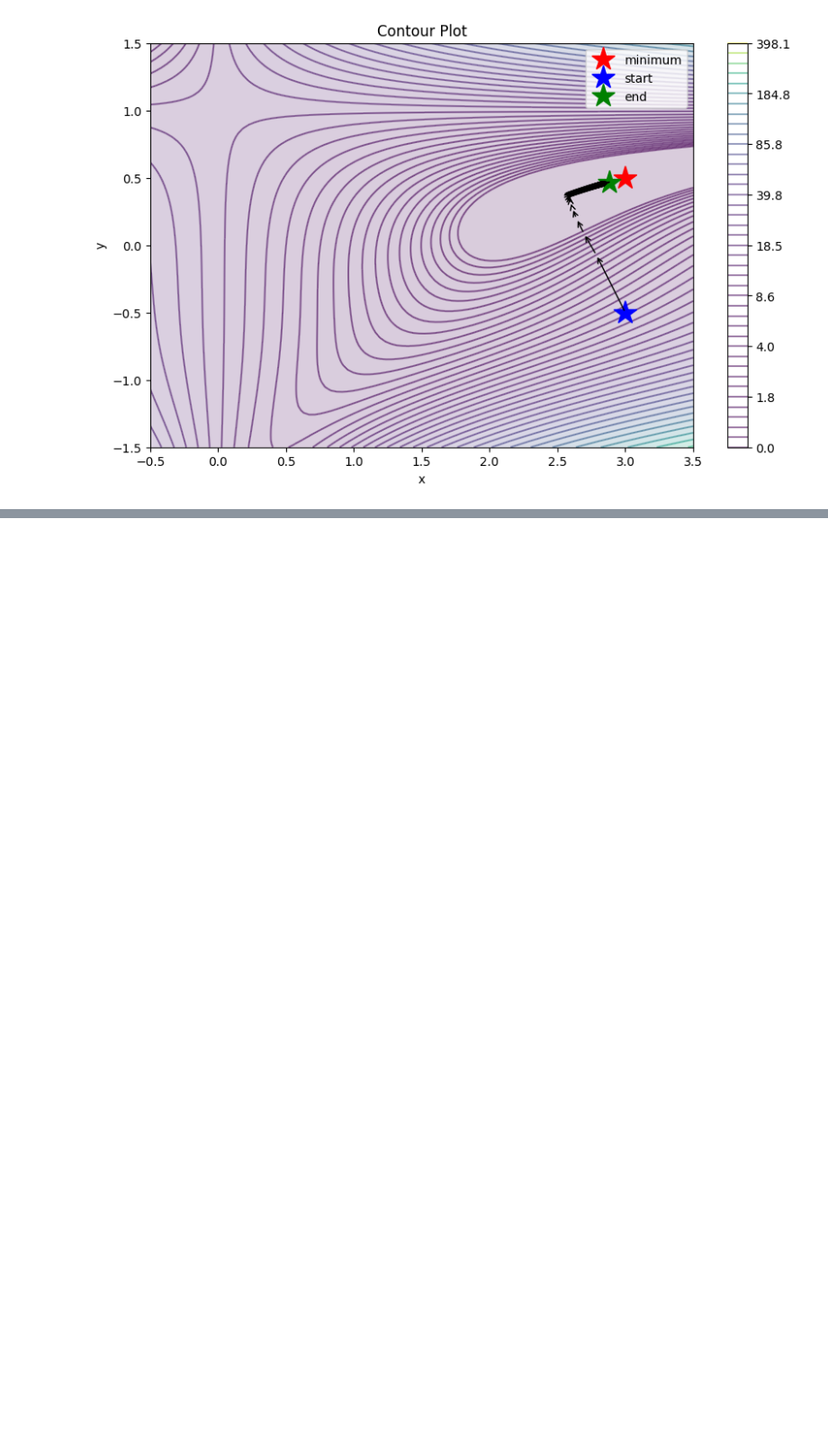
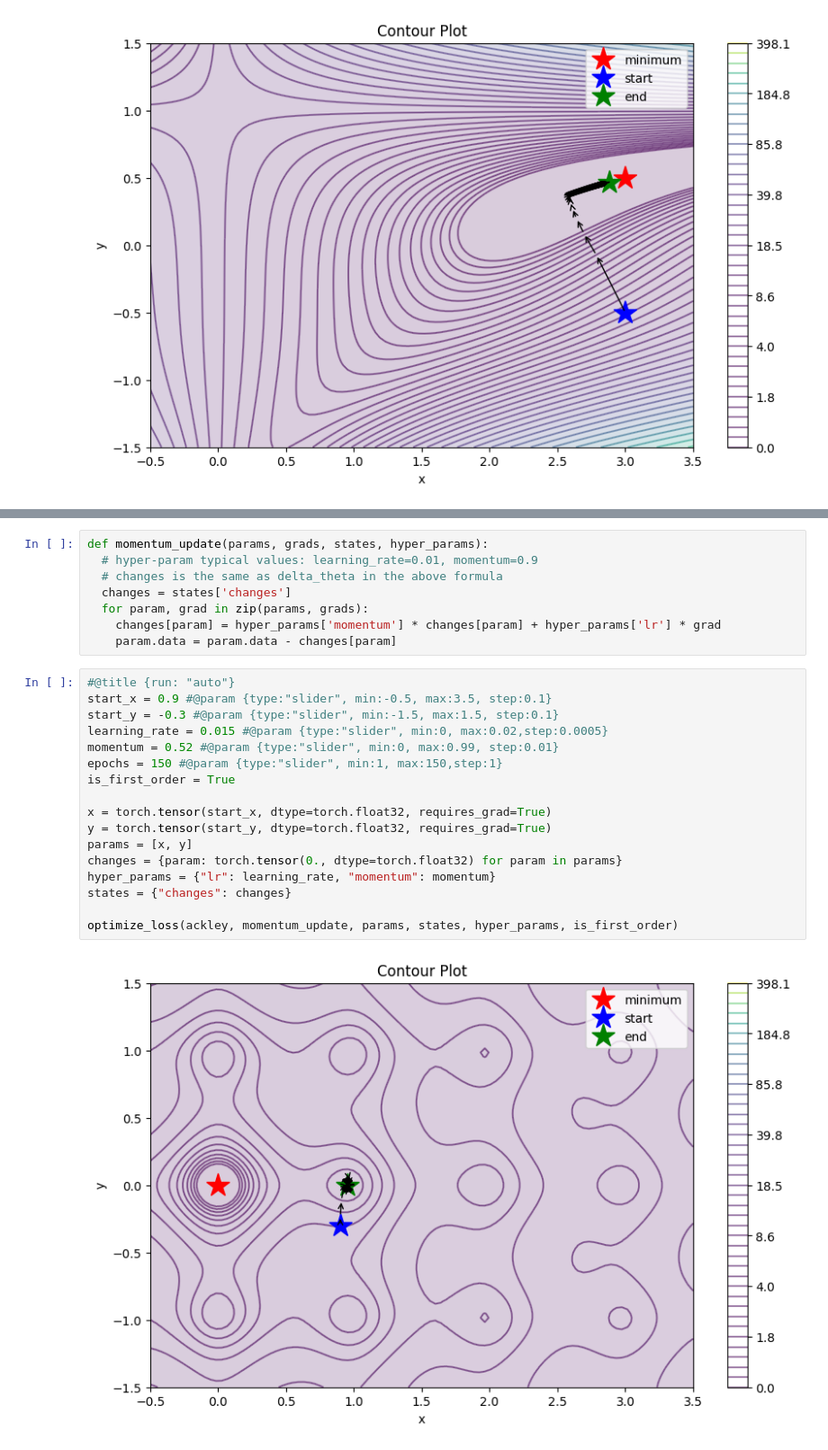
Before and after one commit to DnyaNvB/DeepLearning-Optimization-Methods, a Jupyter notebook: DL-optimization-functions.ipynb, the cells around one changed output, grey strips where cells are left out. Shown at 90% size. Drawn from its saved outputs; the diff is of its cells as text; blank space fills up the shorter version.

Commit message:
Momentum

```diff
--- a/DL-optimization-functions.ipynb
+++ b/DL-optimization-functions.ipynb
@@ -228,0 +241,27 @@ optimize_loss(beale, GD_update, params, states, hyper_params, is_first_order)
+# %%
+def momentum_update(params, grads, states, hyper_params):
+  # hyper-param typical values: learning_rate=0.01, momentum=0.9
+  # changes is the same as delta_theta in the above formula
+  changes = states['changes']
+  for param, grad in zip(params, grads):
+    changes[param] = hyper_params['momentum'] * changes[param] + hyper_params['lr'] * grad
+    param.data = param.data - changes[param]
+# %%
+#@title {run: "auto"}
+start_x = 0.9 #@param {type:"slider", min:-0.5, max:3.5, step:0.1}
+start_y = -0.3 #@param {type:"slider", min:-1.5, max:1.5, step:0.1}
+learning_rate = 0.015 #@param {type:"slider", min:0, max:0.02,step:0.0005}
+momentum = 0.52 #@param {type:"slider", min:0, max:0.99, step:0.01}
+epochs = 150 #@param {type:"slider", min:1, max:150,step:1}
+is_first_order = True
+
+x = torch.tensor(start_x, dtype=torch.float32, requires_grad=True)
+y = torch.tensor(start_y, dtype=torch.float32, requires_grad=True)
+params = [x, y]
+changes = {param: torch.tensor(0., dtype=torch.float32) for param in params}
+hyper_params = {"lr": learning_rate, "momentum": momentum}
+states = {"changes": changes}
+
+optimize_loss(ackley, momentum_update, params, states, hyper_params, is_first_order)
+# %% [output]
+[figure, added]
```
Also changed, not shown: parts of 2 cells of this notebook.
